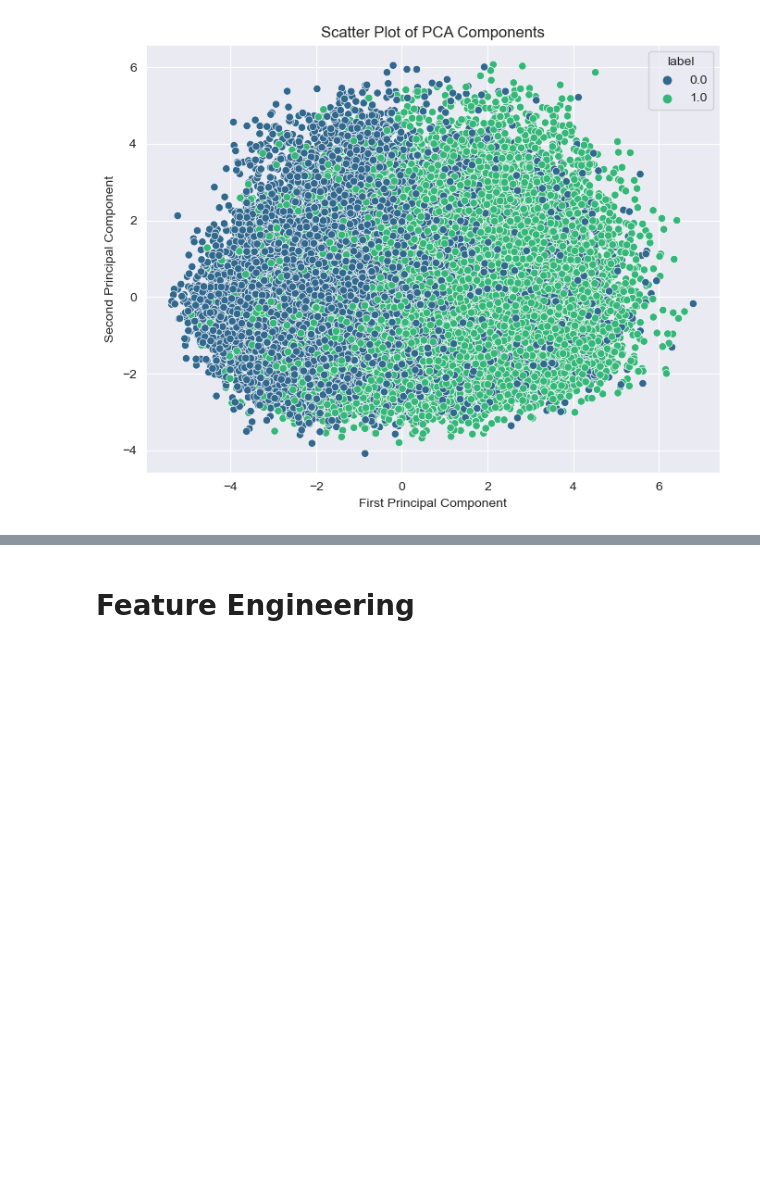
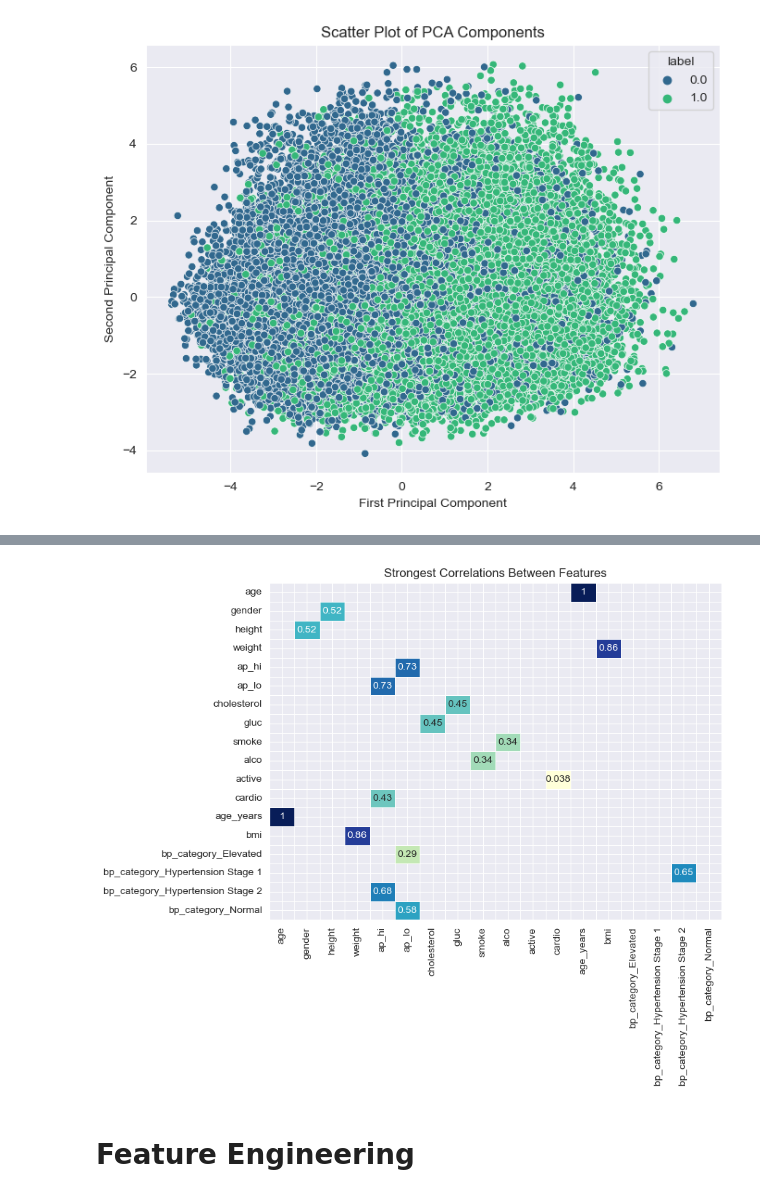
Before and after one commit to MasoudNateghi/CS534, a Jupyter notebook: Project/Project.ipynb, the cells around one changed output, grey strips where cells are left out. Cells and saved outputs as stored; diff of their text form; code cells hidden in the pictures; blank space fills up the shorter version.

Commit message:
Data Analysis & Preprocessing

```diff
--- a/Project/Project.ipynb
+++ b/Project/Project.ipynb
@@ -686,0 +754,27 @@ plt.show()
+# %%
+plt.rcParams['figure.figsize'] = (8, 6)
+
+# Extracting correlations between features
+feature_correlation = df_log.corr().abs()
+
+# Setting diagonal elements to NaN to exclude self-correlations
+np.fill_diagonal(feature_correlation.values, np.nan)
+
+# Finding the feature with the strongest correlation for each feature (excluding itself)
+strongest_correlations = feature_correlation.idxmax()
+
+# Extracting the correlation values for the strongest correlations
+correlation_values = feature_correlation.lookup(feature_correlation.index, strongest_correlations)
+
+# Creating a DataFrame to represent the heatmap data
+heatmap_data = pd.DataFrame(index=feature_correlation.index, columns=feature_correlation.columns)
+
+# Filling the DataFrame with the correlation values for the strongest correlations
+for feature, strongest_corr, corr_value in zip(feature_correlation.index, strongest_correlations, correlation_values):
+    heatmap_data.loc[feature, strongest_corr] = corr_value
+
+sns.heatmap(heatmap_data.astype(float), annot=True, linewidths=.5, cmap="YlGnBu", cbar=False)
+plt.title('Strongest Correlations Between Features', fontsize=12)
+plt.show()
+# %% [output]
+[figure, added]
```
Also changed, not shown: parts of 14 cells of this notebook.
